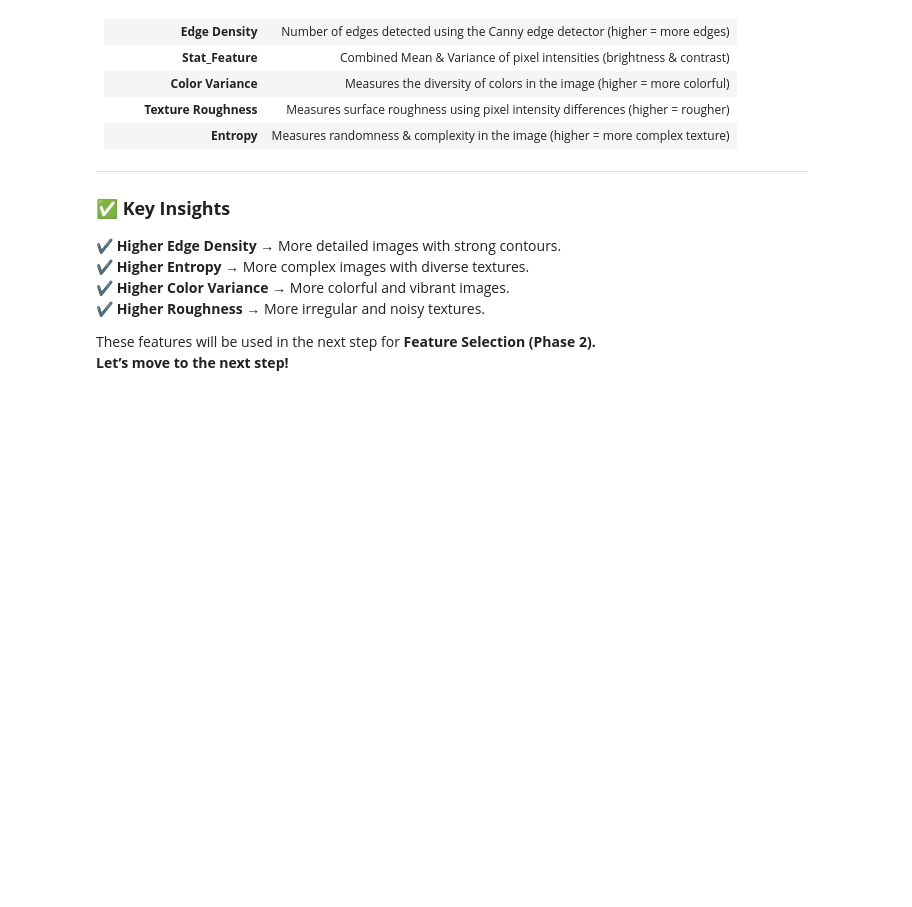
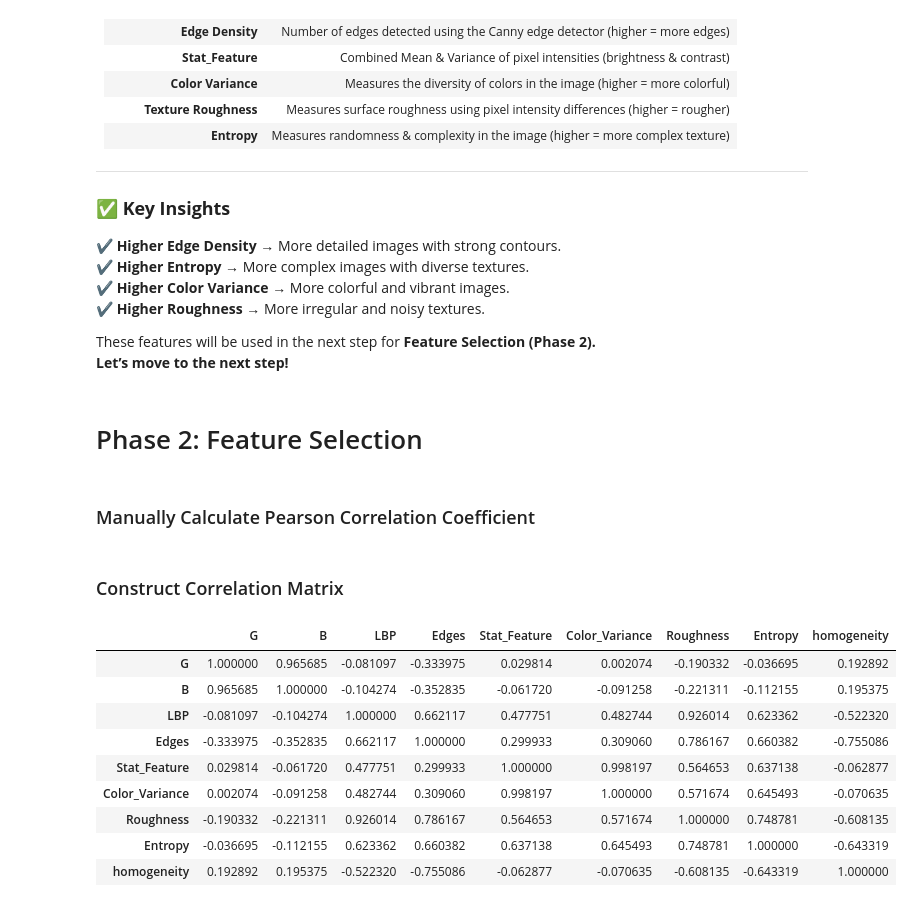
Before and after one commit to MohammadOshkooh/PicturaCluster, a Jupyter notebook: main.ipynb, the cells around one changed output. Saved outputs shown, nothing was run; the diff lists cells and outputs as text; code cells hidden in the pictures; blank space fills up the shorter version.

```diff
--- a/main.ipynb
+++ b/main.ipynb
@@ -104,3 +127,5 @@ Below is a summary of all extracted features along with their descriptions:
 
 These features will be used in the next step for **Feature Selection (Phase 2).**
 **Let’s move to the next step!**
+# %% [markdown]
+#  Phase 2: Feature Selection
@@ -106,0 +135,2 @@ These features will be used in the next step for **Feature Selection (Phase 2).*
+# %% [markdown]
+### Manually Calculate Pearson Correlation Coefficient
@@ -106,0 +143,31 @@ These features will be used in the next step for **Feature Selection (Phase 2).*
+# %% [markdown]
+### Construct Correlation Matrix
+# %%
+# Construct correlation matrix manually
+features = df.columns[1:]
+correlation_matrix = {}
+
+for feature1 in features:
+    correlation_matrix[feature1] = {}
+    for feature2 in features:
+        if feature1 == feature2:
+            correlation_matrix[feature1][feature2] = 1  # Correlation with itself is always 1
+        else:
+            correlation_matrix[feature1][feature2] = pearson_correlation(df[feature1], df[feature2])
+
+# Convert dictionary to DataFrame for better visualization
+correlation_df = pd.DataFrame(correlation_matrix)
+
+# Display correlation matrix
+correlation_df
+# %% [output]
+|  | G | B | LBP | Edges | Stat_Feature | Color_Variance | Roughness | Entropy | homogeneity |
+| G | 1.000000 | 0.965685 | -0.081097 | -0.333975 | 0.029814 | 0.002074 | -0.190332 | -0.036695 | 0.192892 |
+| B | 0.965685 | 1.000000 | -0.104274 | -0.352835 | -0.061720 | -0.091258 | -0.221311 | -0.112155 | 0.195375 |
+| LBP | -0.081097 | -0.104274 | 1.000000 | 0.662117 | 0.477751 | 0.482744 | 0.926014 | 0.623362 | -0.522320 |
+| Edges | -0.333975 | -0.352835 | 0.662117 | 1.000000 | 0.299933 | 0.309060 | 0.786167 | 0.660382 | -0.755086 |
+| Stat_Feature | 0.029814 | -0.061720 | 0.477751 | 0.299933 | 1.000000 | 0.998197 | 0.564653 | 0.637138 | -0.062877 |
+| Color_Variance | 0.002074 | -0.091258 | 0.482744 | 0.309060 | 0.998197 | 1.000000 | 0.571674 | 0.645493 | -0.070635 |
+| Roughness | -0.190332 | -0.221311 | 0.926014 | 0.786167 | 0.564653 | 0.571674 | 1.000000 | 0.748781 | -0.608135 |
+| Entropy | -0.036695 | -0.112155 | 0.623362 | 0.660382 | 0.637138 | 0.645493 | 0.748781 | 1.000000 | -0.643319 |
+| homogeneity | 0.192892 | 0.195375 | -0.522320 | -0.755086 | -0.062877 | -0.070635 | -0.608135 | -0.643319 | 1.000000 |
```
Also changed, not shown: parts of 13 cells of this notebook, 4 other files.
